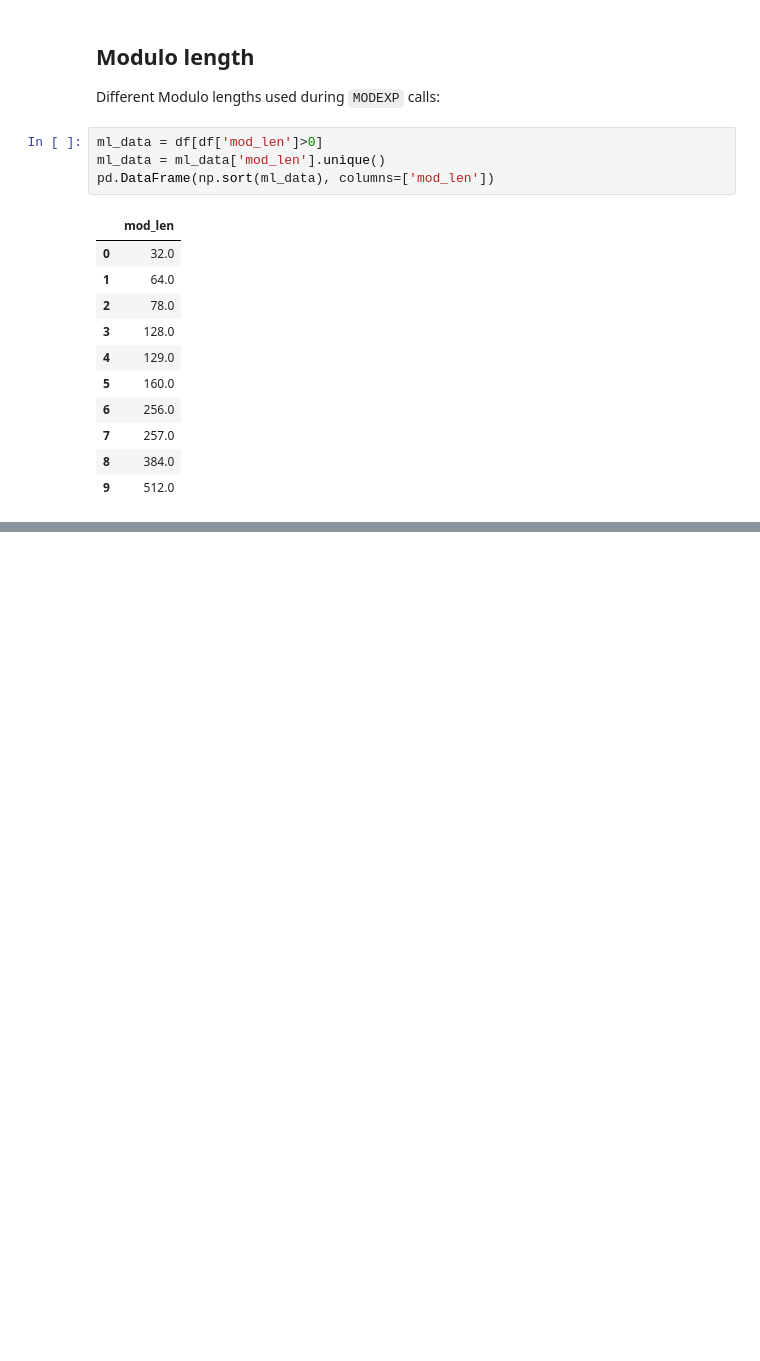
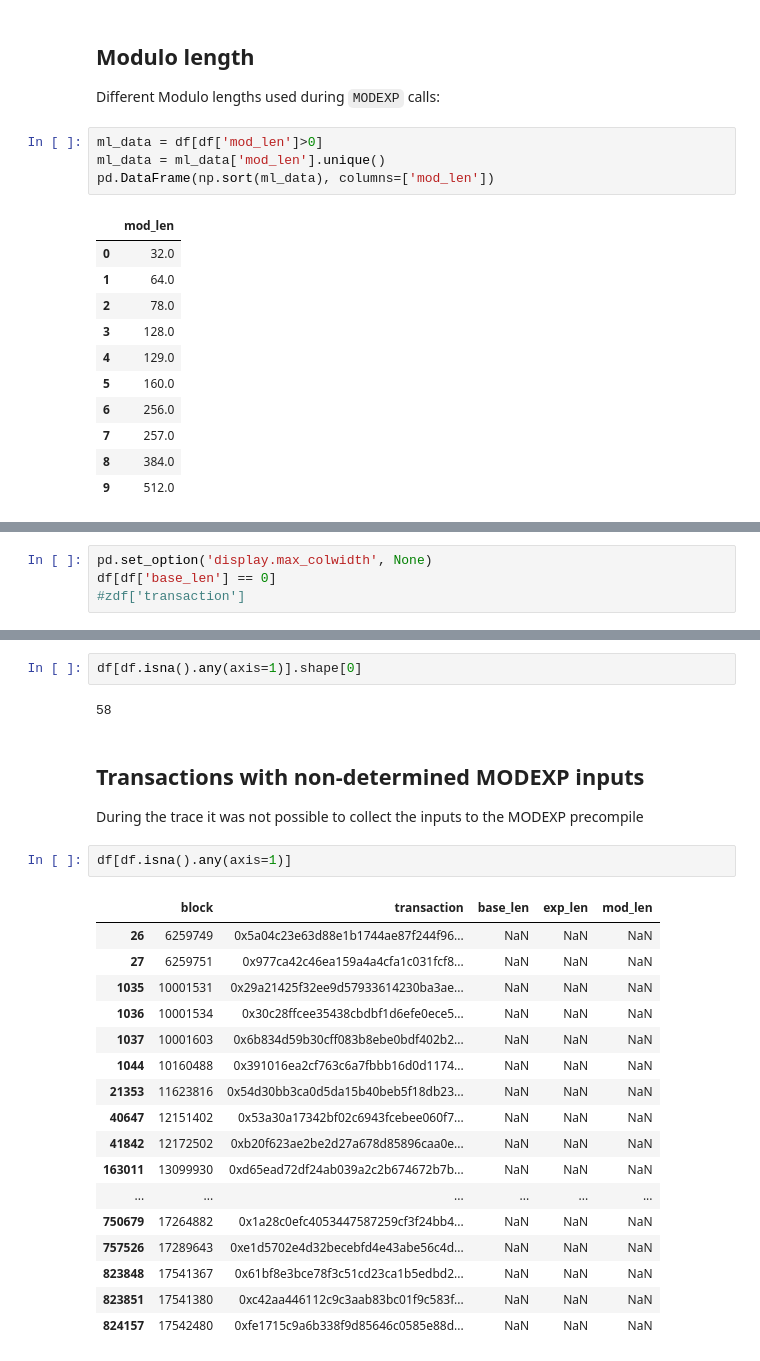
Before and after one commit to hugo-dc/modexp_analysis, a Jupyter notebook: modexp.ipynb, the cells around one changed output, grey strips where cells are left out. Drawn from its saved outputs; the diff is of its cells as text; blank space fills up the shorter version.

```diff
--- a/modexp.ipynb
+++ b/modexp.ipynb
@@ -86,0 +99,4 @@ pd.DataFrame(np.sort(ml_data), columns=['mod_len'])
+# %%
+pd.set_option('display.max_colwidth', None)
+df[df['base_len'] == 0]
+#zdf['transaction']
@@ -86,0 +123,28 @@ pd.DataFrame(np.sort(ml_data), columns=['mod_len'])
+# %%
+df[df.isna().any(axis=1)].shape[0]
+# %% [output]
+58
+# %% [markdown]
+## Transactions with non-determined MODEXP inputs
+
+During the trace it was not possible to collect the inputs to the MODEXP precompile
+# %%
+df[df.isna().any(axis=1)]
+# %% [output]
+|  | block | transaction | base_len | exp_len | mod_len |
+| 26 | 6259749 | 0x5a04c23e63d88e1b1744ae87f244f96... | NaN | NaN | NaN |
+| 27 | 6259751 | 0x977ca42c46ea159a4a4cfa1c031fcf8... | NaN | NaN | NaN |
+| 1035 | 10001531 | 0x29a21425f32ee9d57933614230ba3ae... | NaN | NaN | NaN |
+| 1036 | 10001534 | 0x30c28ffcee35438cbdbf1d6efe0ece5... | NaN | NaN | NaN |
+| 1037 | 10001603 | 0x6b834d59b30cff083b8ebe0bdf402b2... | NaN | NaN | NaN |
+| 1044 | 10160488 | 0x391016ea2cf763c6a7fbbb16d0d1174... | NaN | NaN | NaN |
+| 21353 | 11623816 | 0x54d30bb3ca0d5da15b40beb5f18db23... | NaN | NaN | NaN |
+| 40647 | 12151402 | 0x53a30a17342bf02c6943fcebee060f7... | NaN | NaN | NaN |
+| 41842 | 12172502 | 0xb20f623ae2be2d27a678d85896caa0e... | NaN | NaN | NaN |
+| 163011 | 13099930 | 0xd65ead72df24ab039a2c2b674672b7b... | NaN | NaN | NaN |
+| ... | ... | ... | ... | ... | ... |
+| 750679 | 17264882 | 0x1a28c0efc4053447587259cf3f24bb4... | NaN | NaN | NaN |
+| 757526 | 17289643 | 0xe1d5702e4d32becebfd4e43abe56c4d... | NaN | NaN | NaN |
+| 823848 | 17541367 | 0x61bf8e3bce78f3c51cd23ca1b5edbd2... | NaN | NaN | NaN |
+| 823851 | 17541380 | 0xc42aa446112c9c3aab83bc01f9c583f... | NaN | NaN | NaN |
+| 824157 | 17542480 | 0xfe1715c9a6b338f9d85646c0585e88d... | NaN | NaN | NaN |
```
Also changed, not shown: parts of 6 cells of this notebook.
